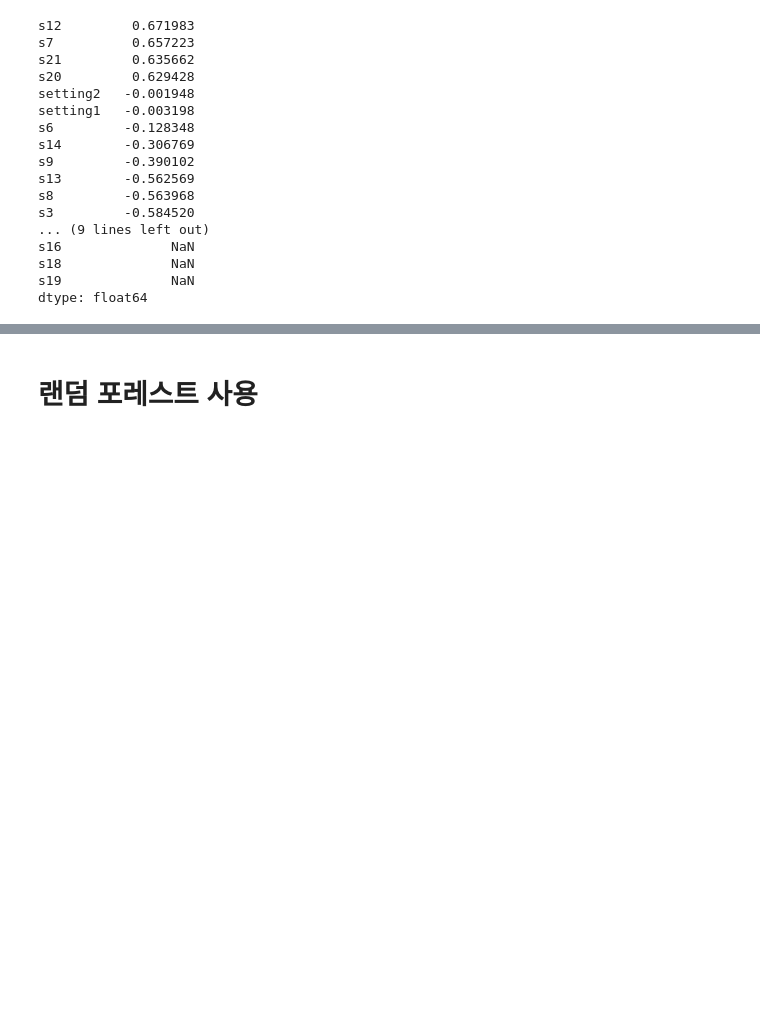
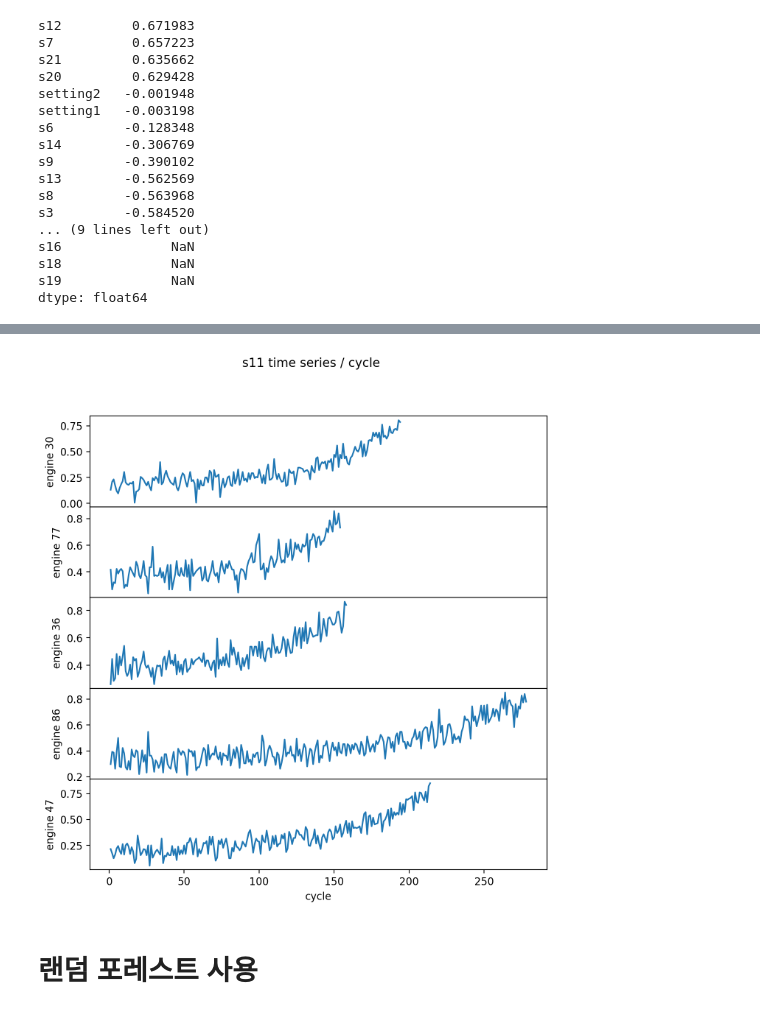
Before and after one commit to StillWork/ls0717, a Jupyter notebook: e_86_PM_RF_LSTM.ipynb, the cells around one changed output, grey strips where cells are left out. Drawn from its saved outputs; the diff is of its cells as text; code cells hidden in the pictures; blank space fills up the shorter version.

```diff
--- a/e_86_PM_RF_LSTM.ipynb
+++ b/e_86_PM_RF_LSTM.ipynb
@@ -271,3 +273,7 @@ dtype: float64
+# %%
+plot_time_series(train_df, 's11',5)
+# %% [output]
+[figure, added]
 # %% [markdown]
 # 랜덤 포레스트 사용
 # %% [markdown]
```
Also changed, not shown: parts of 72 cells of this notebook.
